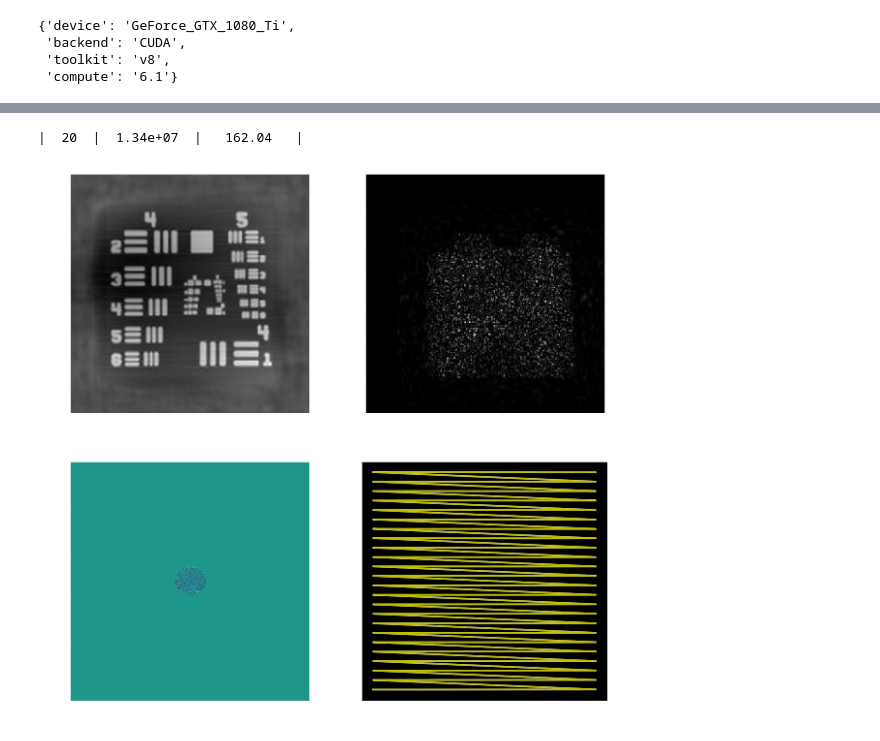
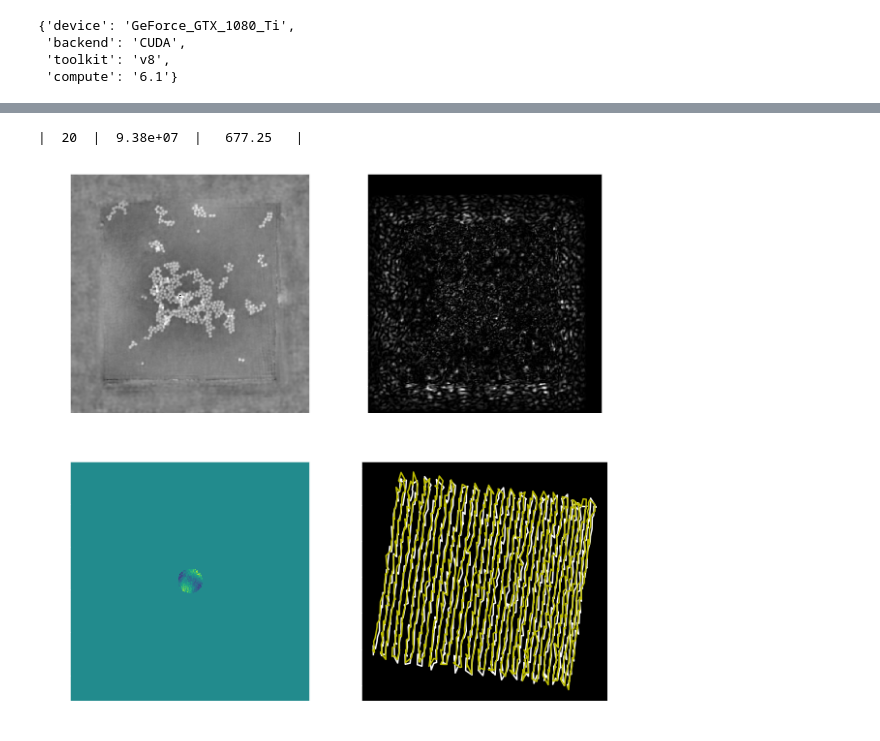
Before and after one commit to lihaoyeh/cSIM_Python3, a Jupyter notebook: cSIM_main.ipynb, the cells around one changed output, grey strips where cells are left out. Saved outputs shown, nothing was run; the diff lists cells and outputs as text; code cells hidden in the pictures.

Commit message:
Added lossless rotation and data pre-process

```diff
--- a/cSIM_main.ipynb
+++ b/cSIM_main.ipynb
@@ -34,9 +34,9 @@ af.device_info()
  'compute': '6.1'}
 # %%
 ### simulation data
-f = open('res_speckle_shift.pckl', 'rb')
+f = open('coherent_data.pckl', 'rb')
 pscrop,lambda_c,NA_obj,z_camera,Ic_image,upsamp_factor,\
-bg,pixel_shift_stack,speckle_field_shift_crop = pickle.load(f)
+bg = pickle.load(f)
 f.close()
 # %%
 # Upsampling image
@@ -62,11 +62,11 @@ Text(0,0.5,'yshift (px)')
 # %%
 # Initialize the solver object
 
-cSIM_sol = cSIM_solver(Ic_image_up, xshift, yshift, 40, lambda_c,\
-                       pscrop, z_camera, upsamp_factor, NA_obj, 0.4, 0.95, 20)
+cSIM_sol = cSIM_solver(Ic_image_up, xshift, yshift, 80, lambda_c,\
+                       pscrop, z_camera, upsamp_factor, NA_obj, 0.3, 0.95, 20)
 # %%
 
-cSIM_sol.iterative_algorithm(Ic_image_up, 1, 1/10, 1, 1/5, figsize=(10,10))
+cSIM_sol.iterative_algorithm(Ic_image_up, 1, 1, 1, 1/5, figsize=(10,10))
 # %% [output]
-|  20  |  1.34e+07  |   162.04   |
+|  20  |  9.38e+07  |   677.25   |
-[figure, old version]
+[figure, new version]
```
Also changed, not shown: parts of 2 cells of this notebook, 4 other files.
